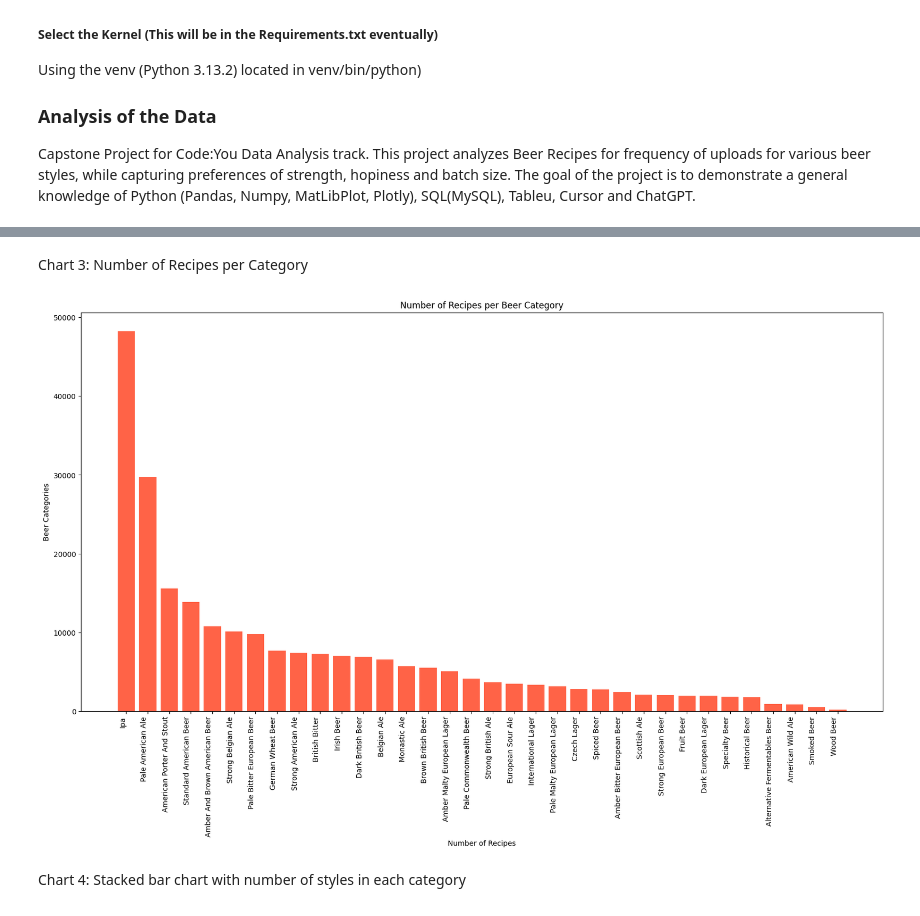
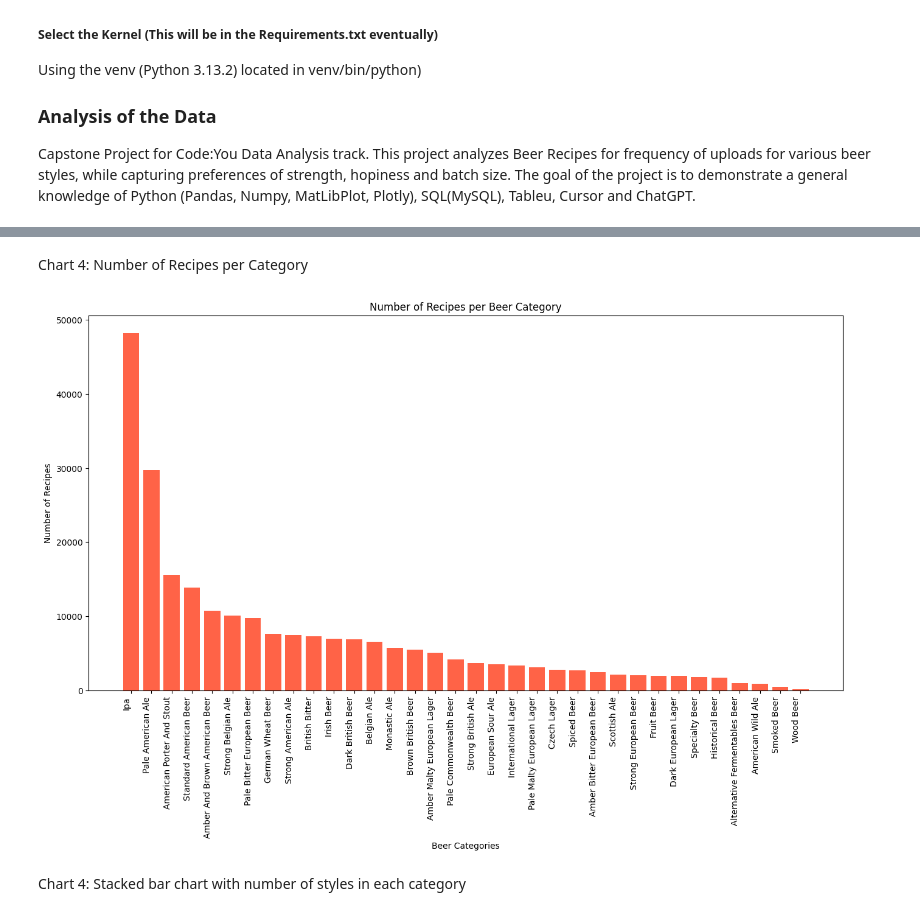
Before and after one commit to Redsoxin7/beer_recipes, a Jupyter notebook: Beer_Recipe_Analysis.ipynb, the cells around one changed output, grey strips where cells are left out. Drawn from its saved outputs; the diff is of its cells as text; code cells hidden in the pictures.

Commit message:
Updated Visualizations

```diff
--- a/Beer_Recipe_Analysis.ipynb
+++ b/Beer_Recipe_Analysis.ipynb
@@ -148,2 +147,2 @@ total_occurrence_abbrev_v()
 # %% [markdown]
-Chart 3: Number of Recipes per Category
+Chart 4: Number of Recipes per Category
@@ -150,23 +172,24 @@ Chart 3: Number of Recipes per Category
 # %%
 # Group by 'Category' and count the number of occurrences
 category_counts = beer_recipes['Category'].value_counts()
 
 # Sort the data in descending order
 # category_counts = category_counts.sort_values(ascending=True)
 
 # Plot the bar chart horizontally
-fig, ax = plt.subplots(figsize=(20, 10))
+fig, ax = plt.subplots(figsize=(16,8))
 bars = ax.bar(category_counts.index, category_counts.values, color='tomato')
-
-plt.xlabel('Number of Recipes')
-plt.ylabel('Beer Categories')
-plt.title('Number of Recipes per Beer Category')
 
 # Rotate x-axis labels for readability
 plt.xticks(rotation=90, ha='right')
 
+plt.xlabel('Beer Categories')
+plt.ylabel('Number of Recipes')
+plt.title('Number of Recipes per Beer Category')
+
+
 plt.show()
 # %% [output]
-[figure, old version]
+[figure, new version]
 # %% [markdown]
 Chart 4: Stacked bar chart with number of styles in each category
```
Also changed, not shown: parts of 26 cells of this notebook.
